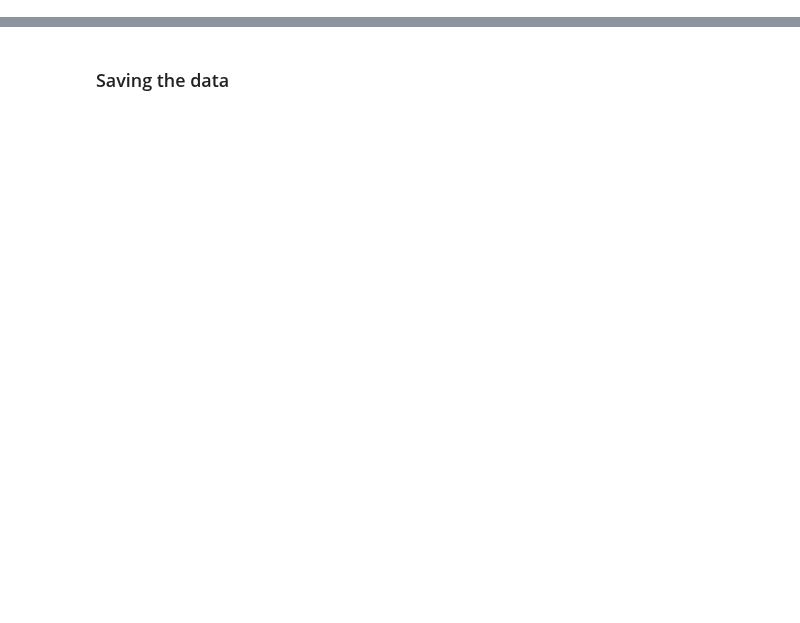
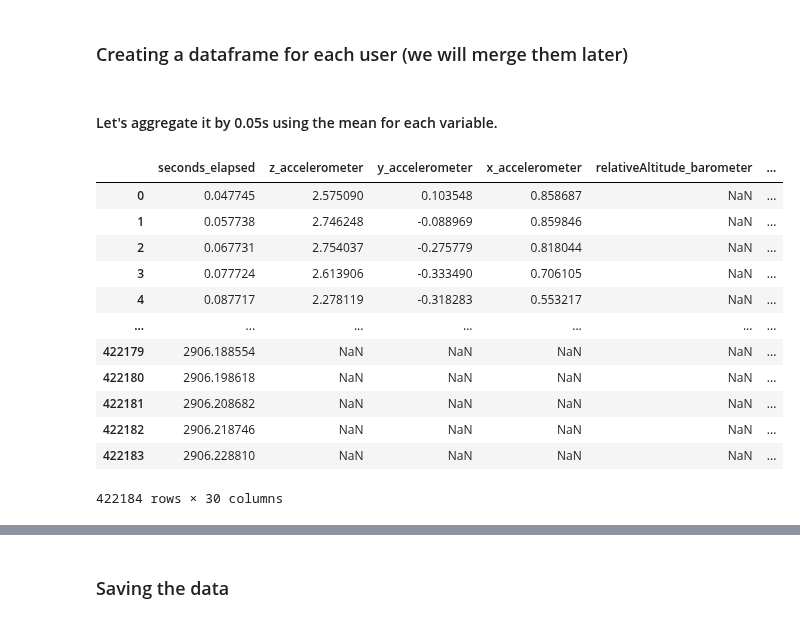
Before and after one commit to ERJLM/ML4QS, a Jupyter notebook: src/data_collection.ipynb, the cells around one changed output, grey strips where cells are left out. Saved outputs shown, nothing was run; the diff lists cells and outputs as text; code cells hidden in the pictures; blank space fills up the shorter version.

```diff
--- a/src/data_collection.ipynb
+++ b/src/data_collection.ipynb
@@ -326,17 +0,0 @@ agg_funcs = {
-# %%
-# Extract the hour from the creation date
-data['endDate'] = pd.to_datetime(data['endDate'])
-data['time'] = data['endDate'].dt.floor('H')
-
-# Prepare the result DataFrame
-final_df = pd.DataFrame(index=data['time'].sort_values().unique())
-
-# Loop through types and aggregate
-for type_col, func in agg_funcs.items():
-    grouped = (
-        data.loc[data['type'] == type_col]
-            .groupby('time')['value']
-            .agg(func)
-            .rename(type_col)
-    )
-    final_df = final_df.join(grouped, how='left')
@@ -518,0 +105,2 @@ df['CircadianPhase'] = df.apply(classify_biological_phase, axis=1)
+# %% [markdown]
+### Creating a dataframe for each user (we will merge them later)
@@ -518,0 +124,2 @@ df['CircadianPhase'] = df.apply(classify_biological_phase, axis=1)
+# %% [markdown]
+#### Let's aggregate it by 0.05s using the mean for each variable.
@@ -518,0 +150,16 @@ df['CircadianPhase'] = df.apply(classify_biological_phase, axis=1)
+# %%
+df_natcha
+# %% [output]
+|  | seconds_elapsed | z_accelerometer | y_accelerometer | x_accelerometer | relativeAltitude_barometer | ... |
+| 0 | 0.047745 | 2.575090 | 0.103548 | 0.858687 | NaN | ... |
+| 1 | 0.057738 | 2.746248 | -0.088969 | 0.859846 | NaN | ... |
+| 2 | 0.067731 | 2.754037 | -0.275779 | 0.818044 | NaN | ... |
+| 3 | 0.077724 | 2.613906 | -0.333490 | 0.706105 | NaN | ... |
+| 4 | 0.087717 | 2.278119 | -0.318283 | 0.553217 | NaN | ... |
+| ... | ... | ... | ... | ... | ... | ... |
+| 422179 | 2906.188554 | NaN | NaN | NaN | NaN | ... |
+| 422180 | 2906.198618 | NaN | NaN | NaN | NaN | ... |
+| 422181 | 2906.208682 | NaN | NaN | NaN | NaN | ... |
+| 422182 | 2906.218746 | NaN | NaN | NaN | NaN | ... |
+| 422183 | 2906.228810 | NaN | NaN | NaN | NaN | ... |
+422184 rows × 30 columns
```
Also changed, not shown: parts of 50 cells of this notebook, 5 other files.
